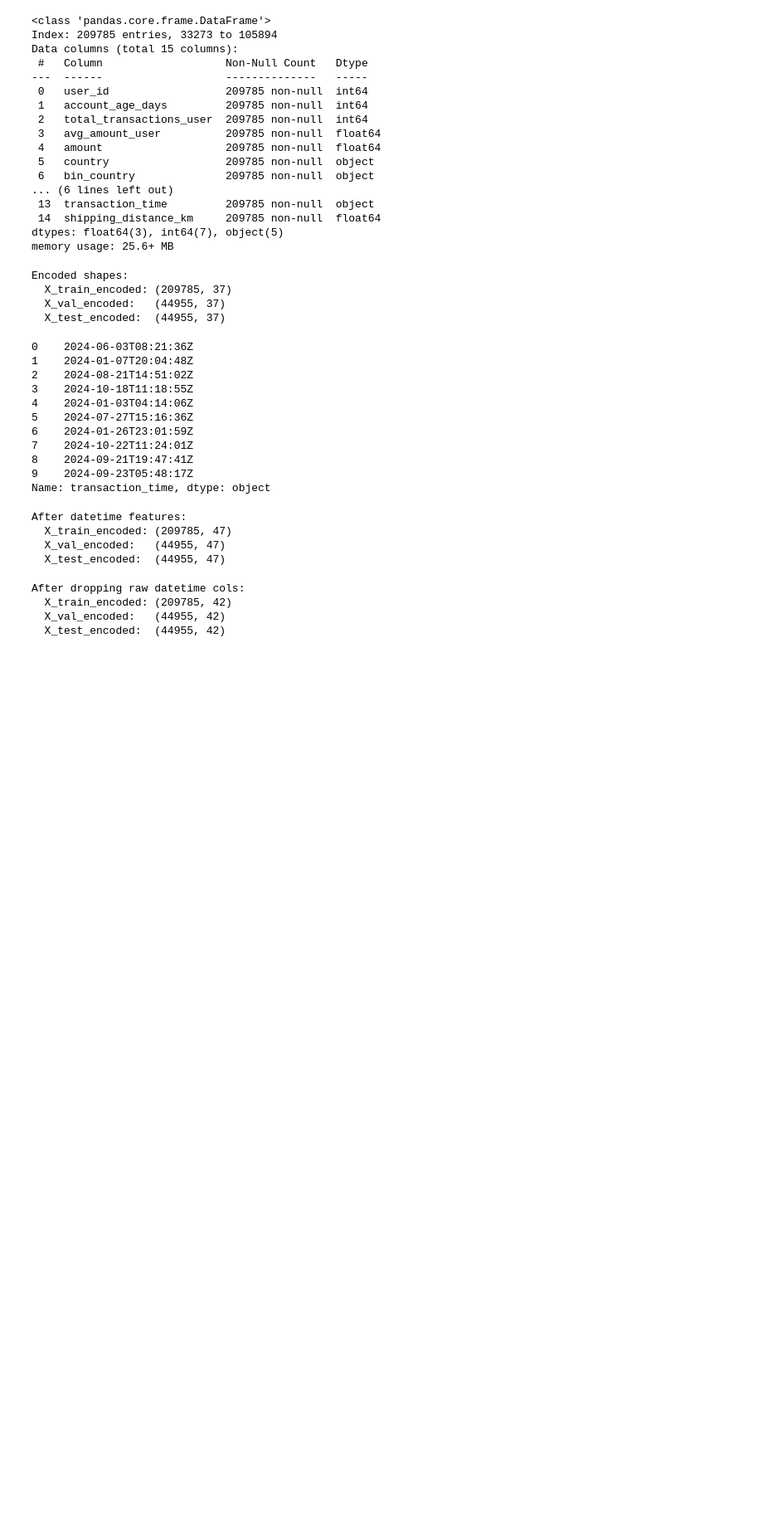
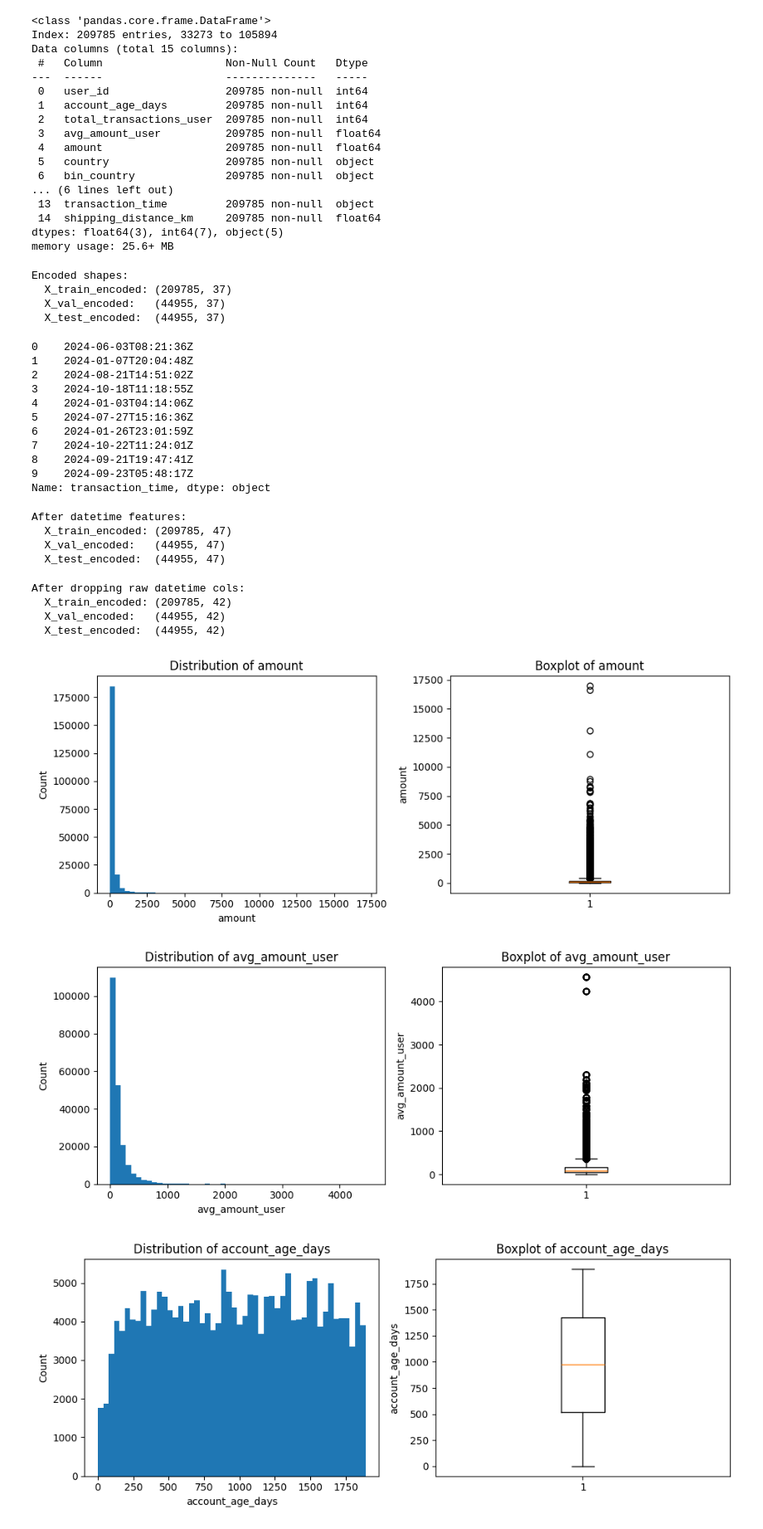
Before and after one commit to Zakariajava/E-Commerce_Fraud_Detection, a Jupyter notebook: notebooks/eco_fraud_detection.ipynb, the cells around one changed output. Shown: that part at 83% size. Drawn from its saved outputs; the diff is of its cells as text; code cells hidden in the pictures; blank space fills up the shorter version.

```diff
--- a/notebooks/eco_fraud_detection.ipynb
+++ b/notebooks/eco_fraud_detection.ipynb
@@ -443,3 +447,43 @@ After dropping raw datetime cols:
   X_train_encoded: (209785, 42)
   X_val_encoded:   (44955, 42)
   X_test_encoded:  (44955, 42)
+# %%
+NUMERIC_FEATURES = [
+    "amount",
+    "avg_amount_user",
+    "account_age_days",
+    "total_transactions_user",
+    "shipping_distance_km",
+]
+
+for col in NUMERIC_FEATURES:
+    fig, axes = plt.subplots(1, 2, figsize=(10, 4))
+
+    # ----------------------------
+    # Left: Histogram (distribution)
+    # ----------------------------
+    axes[0].hist(
+        X_train_encoded[col].dropna(),
+        bins=50,
+    )
+    axes[0].set_title(f"Distribution of {col}")
+    axes[0].set_xlabel(col)
+    axes[0].set_ylabel("Count")
+
+    # ----------------------------
+    # Right: Boxplot (outliers)
+    # ----------------------------
+    axes[1].boxplot(
+        X_train_encoded[col].dropna(),
+        vert=True,
+        showfliers=True,
+    )
+    axes[1].set_title(f"Boxplot of {col}")
+    axes[1].set_ylabel(col)
+
+    plt.tight_layout()
+    plt.show()
+# %% [output]
+[figure, added]
+[figure, added]
+[figure, added]
```
Also changed, not shown: parts of 4 cells of this notebook.
